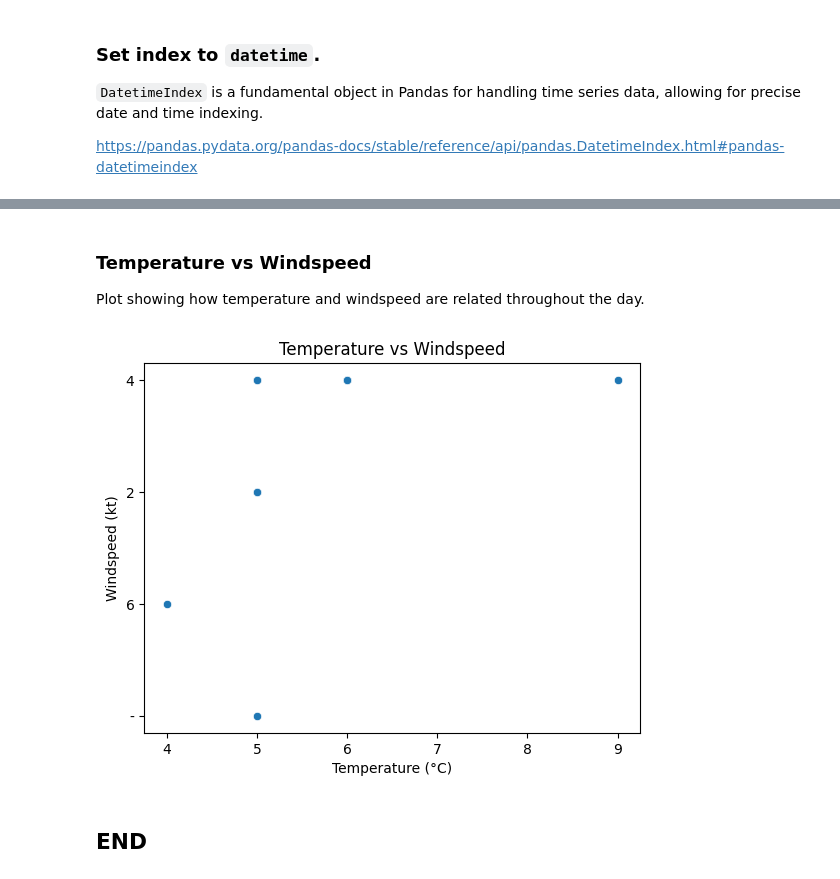
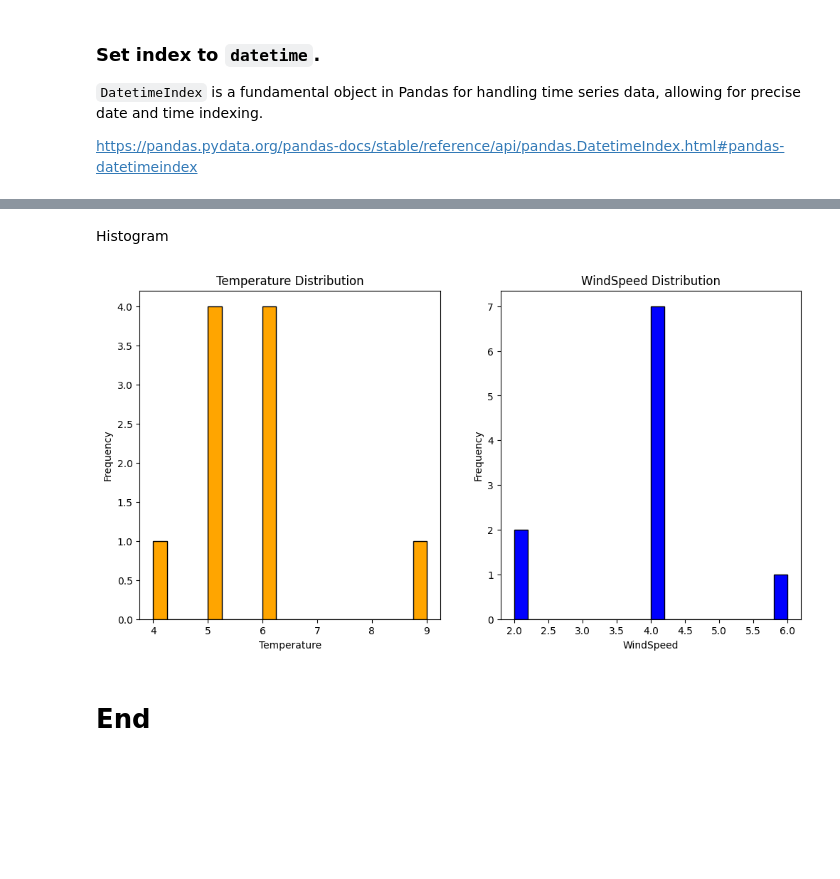
Before and after one commit to PCM11/computer-infrastructure, a Jupyter notebook: weather.ipynb, the cells around one changed output, grey strips where cells are left out. Saved outputs shown, nothing was run; the diff lists cells and outputs as text; code cells hidden in the pictures; blank space fills up the shorter version.

```diff
--- a/weather.ipynb
+++ b/weather.ipynb
@@ -338,14 +383,24 @@ plt.savefig('img/daily_windspeed')
-# %% [markdown]
-### Temperature vs Windspeed
-Plot showing how temperature and windspeed are related throughout the day.
-# %%
-# Scatter plot: Temperature vs. Humidity
-sns.scatterplot(x='temperature', y='windSpeed', data=df)
-plt.xlabel('Temperature (°C)')
-plt.ylabel('Windspeed (kt)')
-plt.title('Temperature vs Windspeed')
-plt.savefig('img/temp_vs_wind')
-# %% [output]
-[figure, removed]
+# %% [markdown]
+Histogram
+# %%
+plt.figure(figsize=(12, 6))
+
+# Temperature Distribution
+plt.subplot(1, 2, 1)
+plt.hist(df['temperature'], bins=20, color='orange', edgecolor='black')
+plt.title("Temperature Distribution")
+plt.xlabel("Temperature")
+plt.ylabel("Frequency")
+
+# Windspeed Distribution
+plt.subplot(1, 2, 2)
+plt.hist(df['windSpeed'], bins=20, color='blue', edgecolor='black')
+plt.title("WindSpeed Distribution")
+plt.xlabel("WindSpeed")
+plt.ylabel("Frequency")
+
+plt.savefig('img/temp_wind_distribution')
+# %% [output]
+[figure, added]
 # %% [markdown]
-## END
+# End
```
Also changed, not shown: parts of 32 cells of this notebook, 6 other files.
